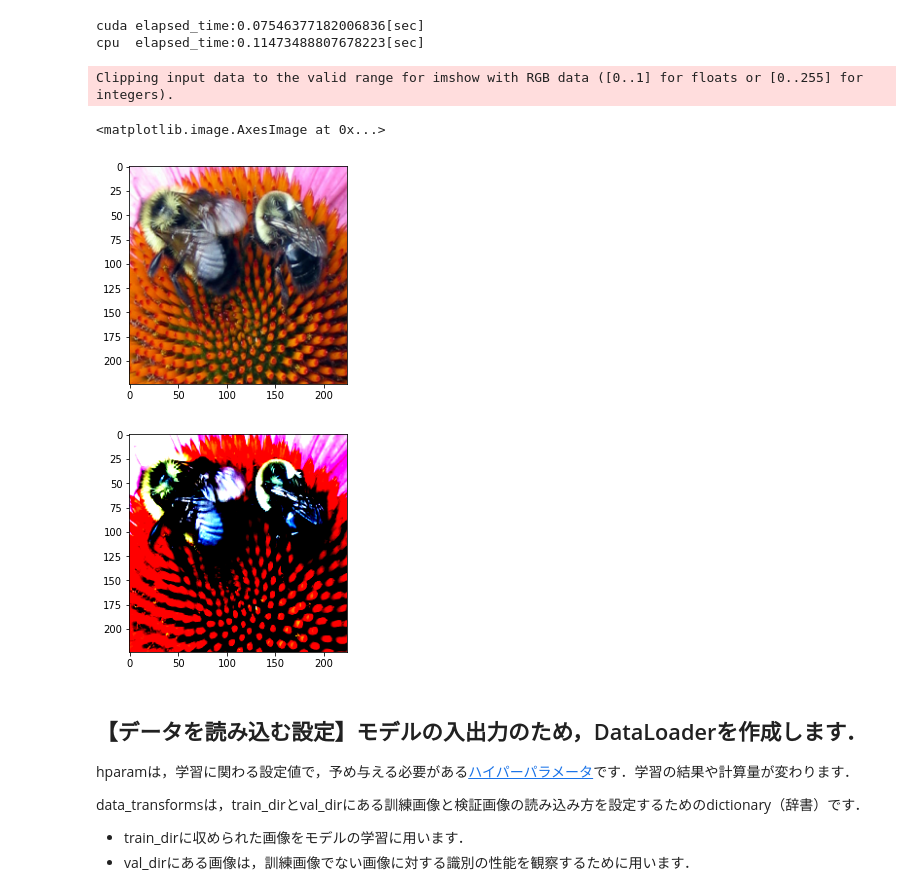
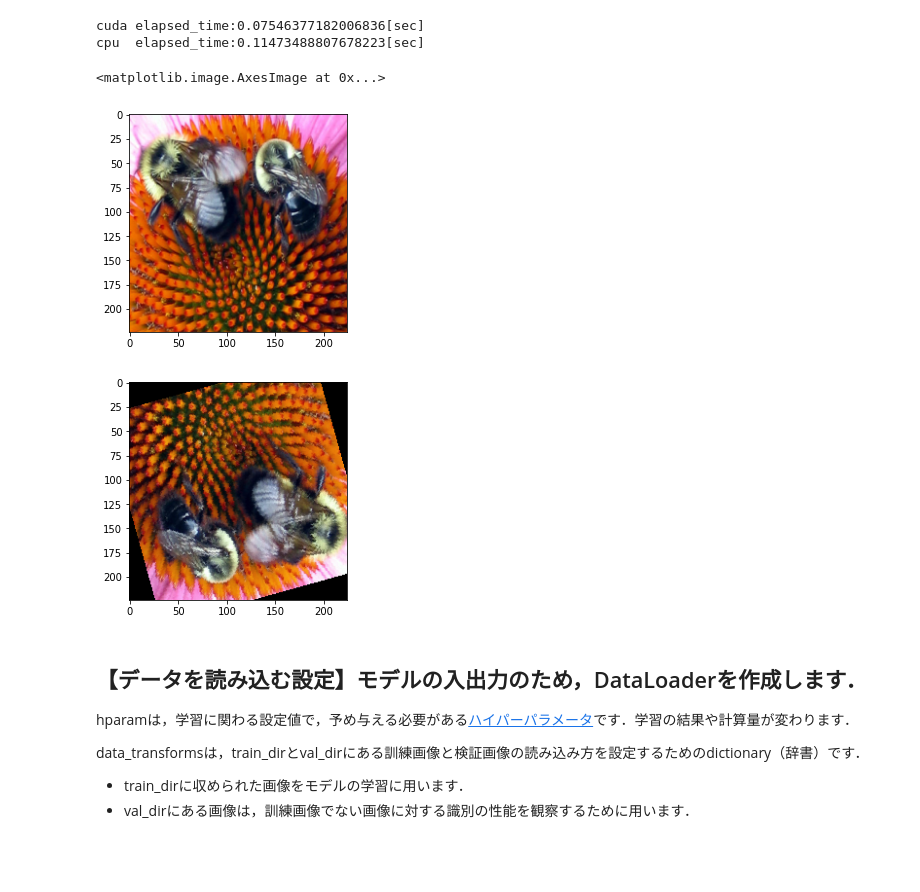
Before and after one commit to tsakailab/alpp, a Jupyter notebook: sandbox/gpu_dataloader.ipynb, the cells around one changed output. Saved outputs shown, nothing was run; the diff lists cells and outputs as text; code cells hidden in the pictures; blank space fills up the shorter version.

```diff
--- a/sandbox/gpu_dataloader.ipynb
+++ b/sandbox/gpu_dataloader.ipynb
@@ -216,28 +216,35 @@ cpu  elapsed_time:0.11473488807678223[sec]
 # %%
 import matplotlib.pyplot as plt
 hparam = {'batch_size': 16, 'image_size': (224, 224),
           'shuffle': True, 'num_workers': 2,
           'mean_color': [0.485, 0.456, 0.406], 'std_color': [0.229, 0.224, 0.225]}
 
-flip =         transforms.Compose([
-        transforms.RandomHorizontalFlip(p=1),
-    ])
+# flip =         transforms.Compose([
+#         transforms.RandomHorizontalFlip(p=1),
+#     ])
 
-flip =         transforms.Compose([
-        transforms.Normalize(hparam['mean_color'], hparam['std_color'])
-    ])
-
+# flip =         transforms.Compose([
+#         transforms.Normalize(hparam['mean_color'], hparam['std_color'])
+#     ])
+flip = transforms.Compose(
+    [
+     transforms.ColorJitter(
+         brightness=0, contrast=0, saturation=0.1, hue=(-0.1,0.1)),
+     transforms.RandomRotation((-20, 20)),         # transforms.RandomRotation((-180, 180))
+     transforms.RandomHorizontalFlip(p=0.5),      # transforms.RandomHorizontalFlip(p=1)
+     transforms.RandomVerticalFlip(p=0.5),        # transforms.RandomVerticalFlip(p=1)
+     #transforms.RandomPerspective(distortion_scale=0.5, p=1.0)  # distortion_scale=1,p=1.0
+])
 fig = plt.figure()
 sample = torch.tensor(train_imgs[0]).clone()
 plt.imshow(sample.permute(1,2,0))
 
 fig = plt.figure()
 plt.imshow(flip(sample.to(device)).cpu().permute(1,2,0))
 # %% [output]
-Clipping input data to the valid range for imshow with RGB data ([0..1] for floats or [0..255] for integers).
+<matplotlib.image.AxesImage at 0x...>
-<matplotlib.image.AxesImage at 0x...>
 [figure]
-[figure, old version]
+[figure, new version]
 # %% [markdown]
 ## 【データを読み込む設定】モデルの入出力のため，DataLoaderを作成します．
 
```
Also changed, not shown: parts of 8 cells of this notebook.
